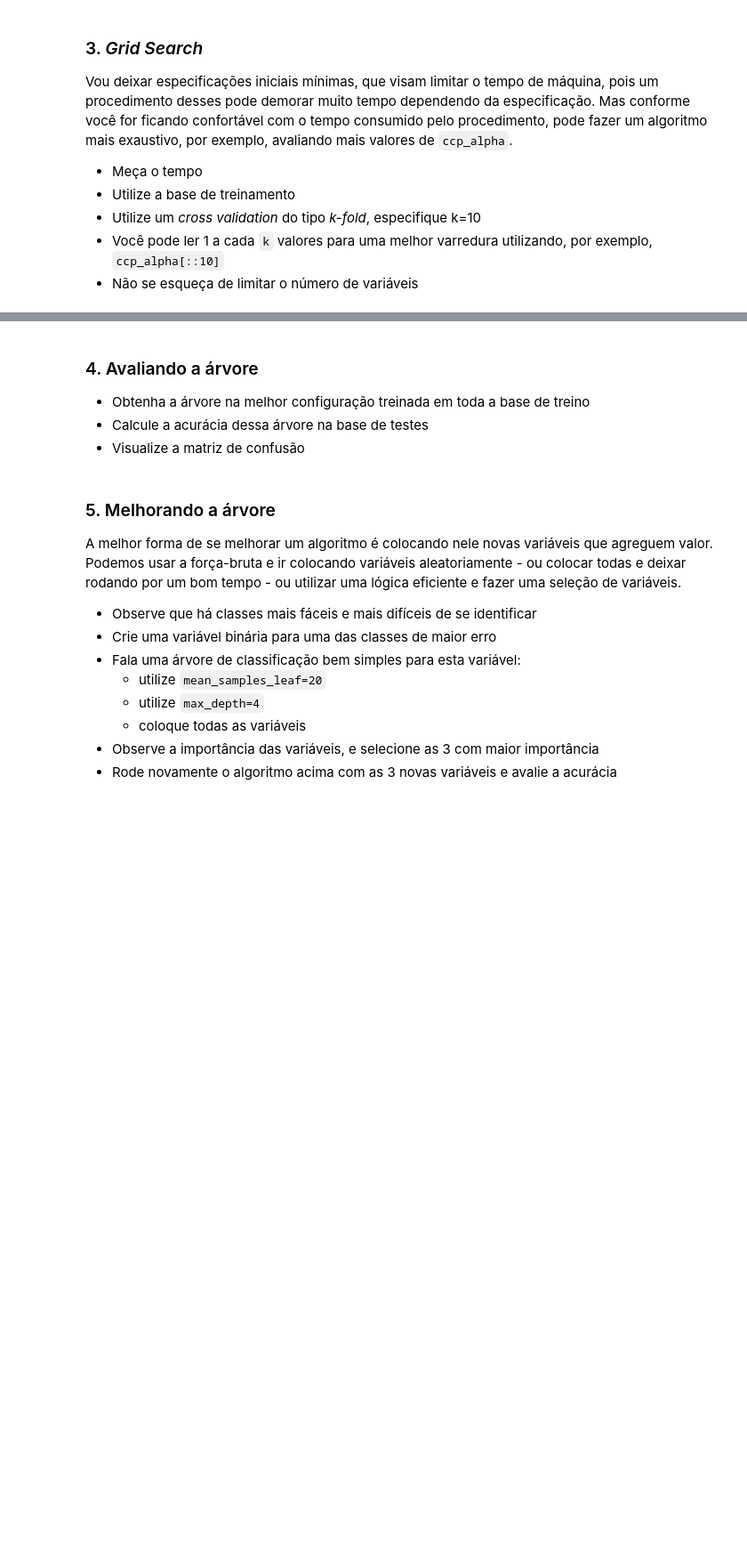
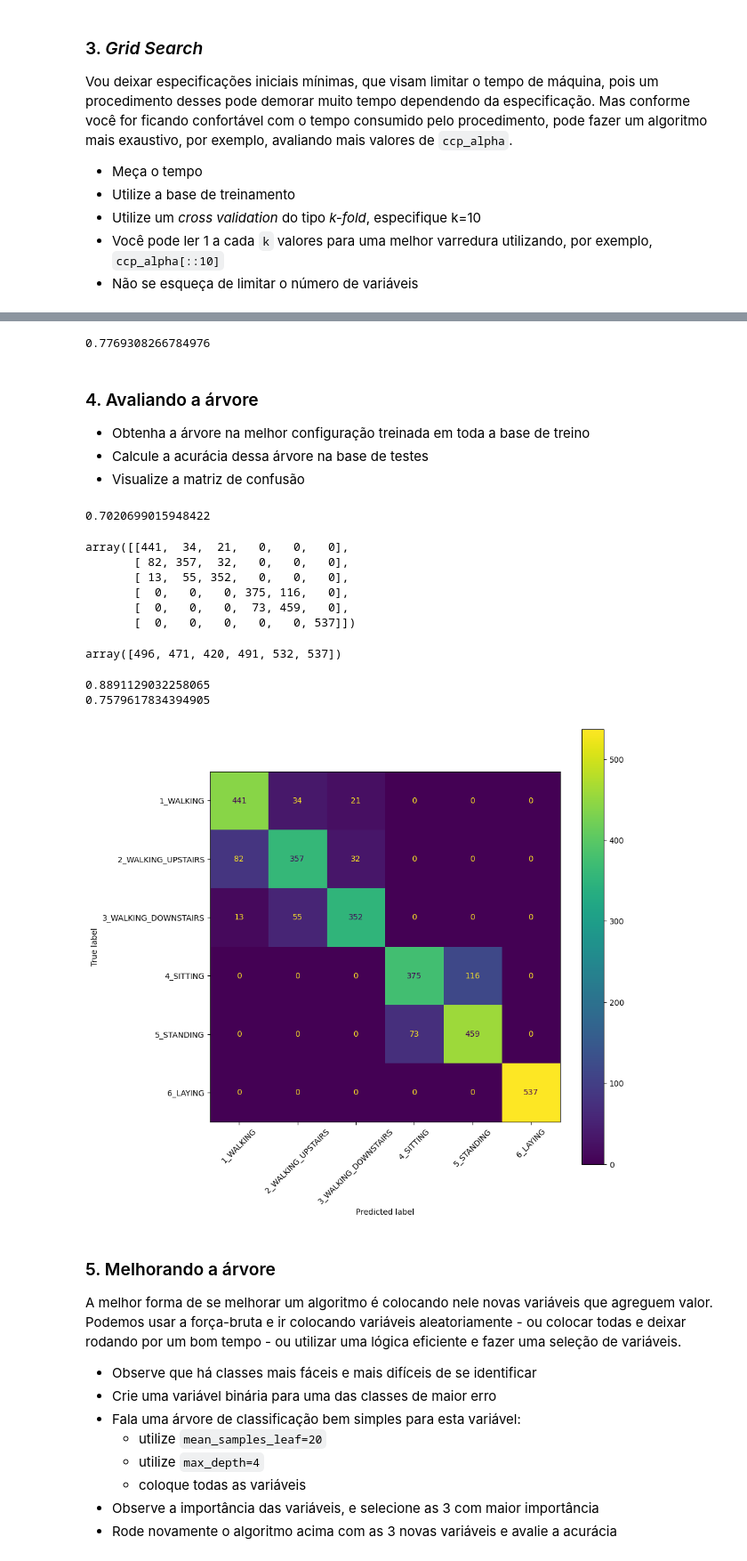
Before and after one commit to marceloaires7/EBAC-Aulas, a Jupyter notebook: Modulo17/Exercício_Cientista_de_dados_Módulo17/Exercício 3/mod17_Arvores_II-Tarefa_3.ipynb, the cells around one changed output, grey strips where cells are left out. Shown at 89% size. Saved outputs shown, nothing was run; the diff lists cells and outputs as text; code cells hidden in the pictures; blank space fills up the shorter version.

```diff
--- a/Modulo17/Exercício_Cientista_de_dados_Módulo17/Exercício 3/mod17_Arvores_II-Tarefa_3.ipynb
+++ b/Modulo17/Exercício_Cientista_de_dados_Módulo17/Exercício 3/mod17_Arvores_II-Tarefa_3.ipynb
@@ -39,0 +135,3 @@ Vou deixar especificações iniciais mínimas, que visam limitar o tempo de máq
+# %%
+grid_parametros = {'ccp_alpha': ccp_alphas}
+grid_parametros
@@ -39,0 +156,5 @@ Vou deixar especificações iniciais mínimas, que visam limitar o tempo de máq
+# %%
+%%time
+
+grid = GridSearchCV(estimator=clf, param_grid=grid_parametros, cv=10, verbose=100)
+grid.fit(X_train, y_train)
@@ -39,0 +194,3 @@ Vou deixar especificações iniciais mínimas, que visam limitar o tempo de máq
+# %%
+resultados = pd.DataFrame(grid.cv_results_)
+resultados.head()
@@ -40,9 +204,49 @@ Vou deixar especificações iniciais mínimas, que visam limitar o tempo de máq
+# %%
+grid.best_score_
+# %% [output]
+0.7769308266784976
 # %% [markdown]
 ### 4. Avaliando a árvore
 
 - Obtenha a árvore na melhor configuração treinada em toda a base de treino
 - Calcule a acurácia dessa árvore na base de testes
 - Visualize a matriz de confusão
+# %%
+melhor_ccp = resultados.iloc[grid.best_index_,4]
+
+clf = DecisionTreeClassifier(random_state=2360873, ccp_alpha=melhor_ccp).fit(X_train, y_train)
+# %%
+clf.score(X_test, y_test)
+# %% [output]
+0.7020699015948422
+# %%
+y_pred = clf.predict(X_test)
+cm = confusion_matrix(y_true=y_test,y_pred=y_pred)
+cm
+# %% [output]
+array([[441,  34,  21,   0,   0,   0],
+       [ 82, 357,  32,   0,   0,   0],
+       [ 13,  55, 352,   0,   0,   0],
+       [  0,   0,   0, 375, 116,   0],
+       [  0,   0,   0,  73, 459,   0],
+       [  0,   0,   0,   0,   0, 537]])
+# %%
+cm.sum(axis=1)
+# %% [output]
+array([496, 471, 420, 491, 532, 537])
+# %%
+print(cm[0,0]/cm.sum(axis=1)[0])
+print(cm[1,1]/cm.sum(axis=1)[1])
+# %% [output]
+0.8891129032258065
+0.7579617834394905
+# %%
+plt.rc('figure', figsize=(10,10))
+ConfusionMatrixDisplay.from_estimator(clf, X_test, y_test)
+plt.tick_params(axis='x', rotation=45)
+plt.show()
+# %% [output]
+[figure, added]
 # %% [markdown]
 ### 5. Melhorando a árvore
 
```
Also changed, not shown: parts of 16 cells of this notebook, 4 other files.
